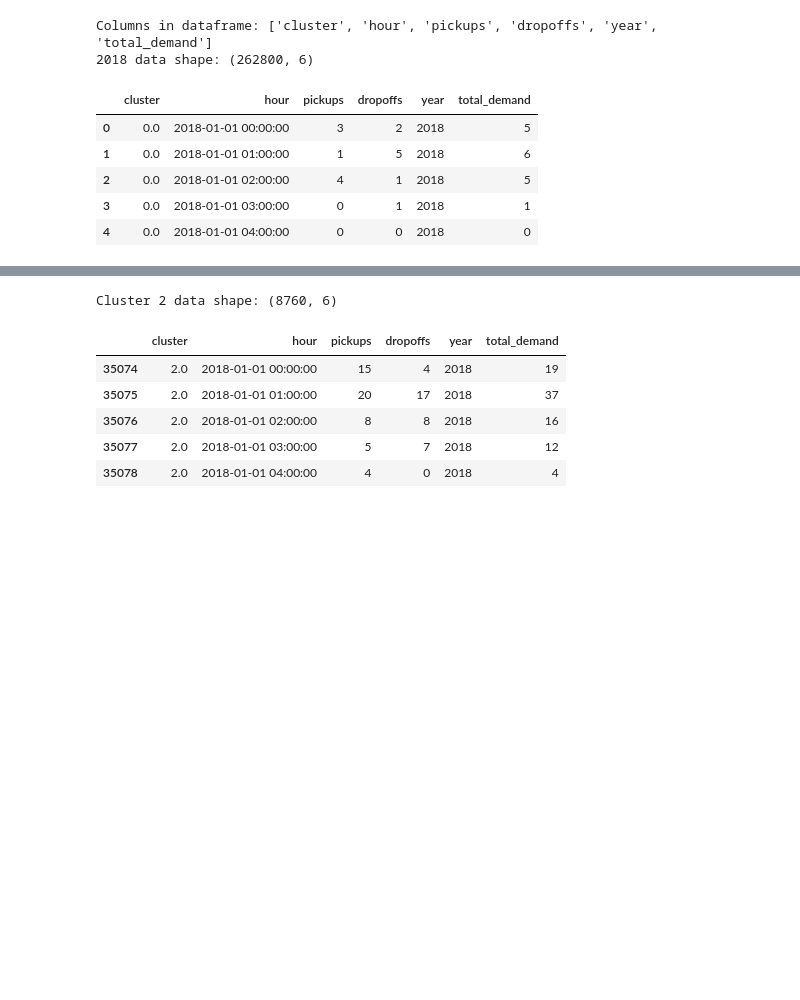
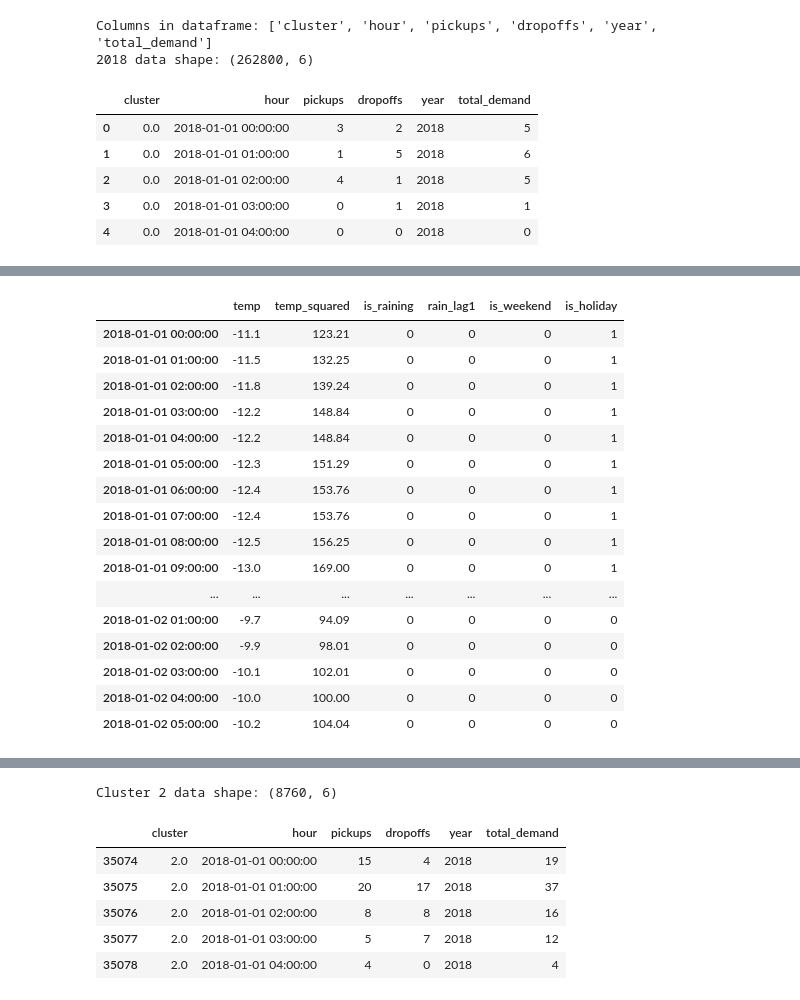
Before and after one commit to dtukrelle/Analysis-of-NY-Citi-Bike-stations, a Jupyter notebook: project_timeseries.ipynb, the cells around one changed output, grey strips where cells are left out. Drawn from its saved outputs; the diff is of its cells as text; code cells hidden in the pictures; blank space fills up the shorter version.

```diff
--- a/project_timeseries.ipynb
+++ b/project_timeseries.ipynb
@@ -49,0 +136,20 @@ Columns in dataframe: ['cluster', 'hour', 'pickups', 'dropoffs', 'year', 'total_
+# %%
+# Prepare weather data for 2018
+# Parse datetime column (need to check actual column name first)
+weather_df['datetime'] = pd.to_datetime(weather_df['datetime'] if 'datetime' in weather_df.columns
+                                        else weather_df['time'] if 'time' in weather_df.columns
+                                        else weather_df.iloc[:, 0])
+
+# Filter for 2018
+weather_2018 = weather_df[weather_df['datetime'].dt.year == 2018].copy()
+
+# Set datetime as index and sort
+weather_2018 = weather_2018.set_index('datetime').sort_index()
+
+# Resample to hourly (in case data is not hourly)
+# We'll use forward fill for missing hours
+weather_hourly = weather_2018.resample('H').ffill()
+
+print(f"Weather 2018 shape: {weather_hourly.shape}")
+print(f"Date range: {weather_hourly.index.min()} to {weather_hourly.index.max()}")
+weather_hourly.head()
@@ -49,0 +166,41 @@ Columns in dataframe: ['cluster', 'hour', 'pickups', 'dropoffs', 'year', 'total_
+# %%
+# Create exogenous features dataframe with UNIQUE hourly timestamps for 2018
+# Use pd.date_range to create a clean hourly index
+hourly_index_2018 = pd.date_range(start='2018-01-01 00:00:00',
+                                   end='2018-12-31 23:00:00',
+                                   freq='H')
+
+exog_features = pd.DataFrame(index=hourly_index_2018)
+
+# 1. Temperature (find the temperature column in weather data)
+temp_col = 'temperature_2m (°C)'
+
+# Align weather data with demand data timestamps
+exog_features['temp'] = weather_hourly[temp_col].reindex(exog_features.index, method='nearest')
+
+# 2. Temperature squared
+exog_features['temp_squared'] = exog_features['temp'] ** 2
+
+# 3. Rain indicator (current hour)
+precip_col = 'precipitation (mm)'
+
+precip_data = weather_hourly[precip_col].reindex(exog_features.index, method='nearest')
+exog_features['is_raining'] = (precip_data > 1.0).astype(int)  # More than 1mm
+
+# 4. Rain lag (1 hour ago)
+exog_features['rain_lag1'] = exog_features['is_raining'].shift(1).fillna(0).astype(int)
+
+# 5. Weekend indicator
+exog_features['is_weekend'] = exog_features.index.dayofweek.isin([5, 6]).astype(int)
+
+# 6. Holiday indicator
+holiday_dates = set(holidays_2018['date'].dt.date)
+exog_features['is_holiday'] = [1 if d in holiday_dates else 0 for d in exog_features.index.date]
+
+print(f"Exogenous features shape: {exog_features.shape}")
+print(f"Date range: {exog_features.index.min()} to {exog_features.index.max()}")
+print(f"\nFeature summary:")
+print(exog_features.describe())
+print(f"\nSample data:")
+exog_features.head(30)
+# %% [output]
@@ -49,0 +224,17 @@ Columns in dataframe: ['cluster', 'hour', 'pickups', 'dropoffs', 'year', 'total_
+|  | temp | temp_squared | is_raining | rain_lag1 | is_weekend | is_holiday |
+| 2018-01-01 00:00:00 | -11.1 | 123.21 | 0 | 0 | 0 | 1 |
+| 2018-01-01 01:00:00 | -11.5 | 132.25 | 0 | 0 | 0 | 1 |
+| 2018-01-01 02:00:00 | -11.8 | 139.24 | 0 | 0 | 0 | 1 |
+| 2018-01-01 03:00:00 | -12.2 | 148.84 | 0 | 0 | 0 | 1 |
+| 2018-01-01 04:00:00 | -12.2 | 148.84 | 0 | 0 | 0 | 1 |
+| 2018-01-01 05:00:00 | -12.3 | 151.29 | 0 | 0 | 0 | 1 |
+| 2018-01-01 06:00:00 | -12.4 | 153.76 | 0 | 0 | 0 | 1 |
+| 2018-01-01 07:00:00 | -12.4 | 153.76 | 0 | 0 | 0 | 1 |
+| 2018-01-01 08:00:00 | -12.5 | 156.25 | 0 | 0 | 0 | 1 |
+| 2018-01-01 09:00:00 | -13.0 | 169.00 | 0 | 0 | 0 | 1 |
+| ... | ... | ... | ... | ... | ... | ... |
+| 2018-01-02 01:00:00 | -9.7 | 94.09 | 0 | 0 | 0 | 0 |
+| 2018-01-02 02:00:00 | -9.9 | 98.01 | 0 | 0 | 0 | 0 |
+| 2018-01-02 03:00:00 | -10.1 | 102.01 | 0 | 0 | 0 | 0 |
+| 2018-01-02 04:00:00 | -10.0 | 100.00 | 0 | 0 | 0 | 0 |
+| 2018-01-02 05:00:00 | -10.2 | 104.04 | 0 | 0 | 0 | 0 |
```
Also changed, not shown: parts of 21 cells of this notebook.
